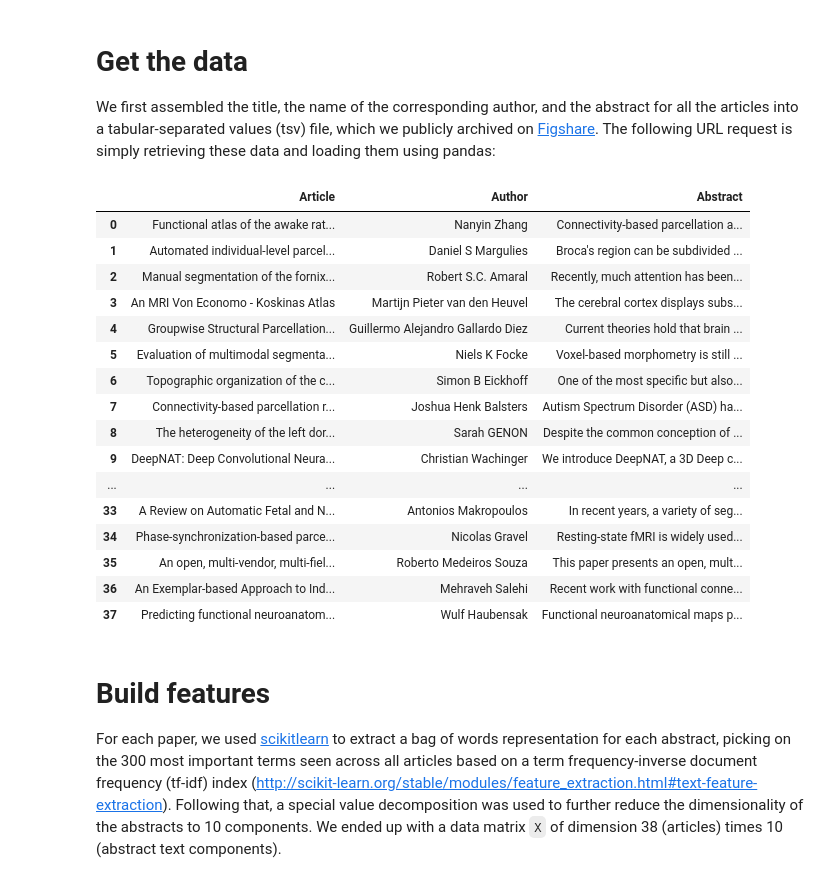
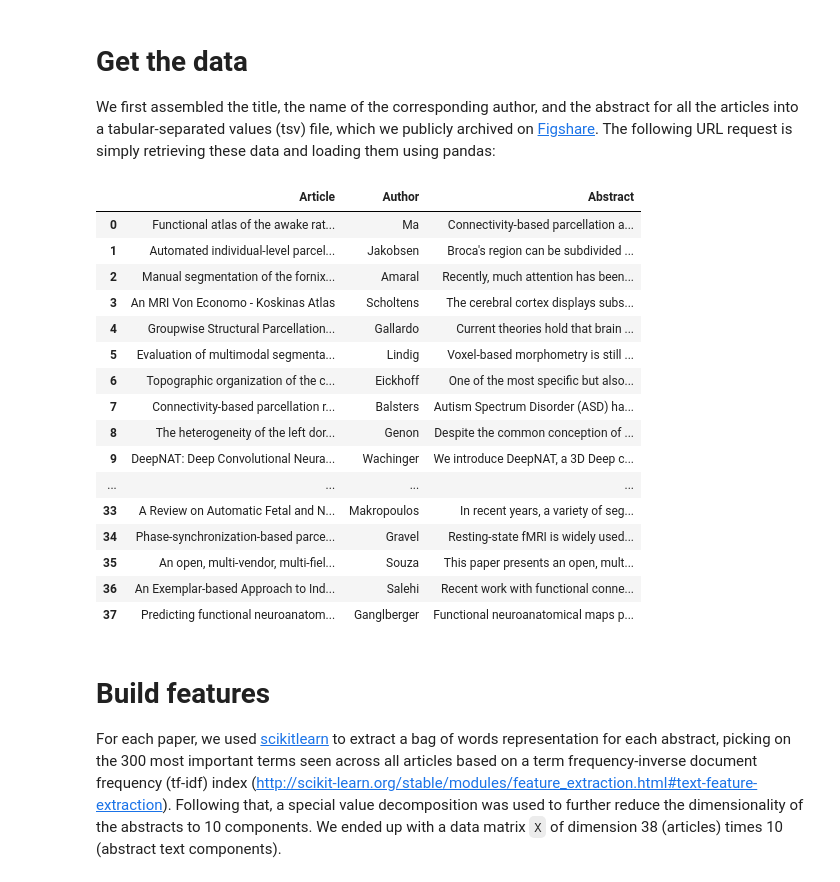
Before and after one commit to SIMEXP/si_parcellation_segmentation, a Jupyter notebook: editorial_NIMG_brain_segmentation_parcellation.ipynb, the cells around one changed output. Saved outputs shown, nothing was run; the diff lists cells and outputs as text; code cells hidden in the pictures.

```diff
--- a/editorial_NIMG_brain_segmentation_parcellation.ipynb
+++ b/editorial_NIMG_brain_segmentation_parcellation.ipynb
@@ -25,29 +25,29 @@ np.random.seed(0)
 We first assembled the title, the name of the corresponding author, and the abstract for all the articles into a tabular-separated values (tsv) file, which we publicly archived on [Figshare](https://doi.org/10.6084/m9.figshare.5497468.v2). The following URL request is simply retrieving these data and loading them using pandas:
 # %%
 # Download the tsv file from the web
-urllib.request.urlretrieve("https://ndownloader.figshare.com/files/9512587","YNIMG_BrainParcellation_summary.tsv")
+urllib.request.urlretrieve("https://ndownloader.figshare.com/files/9843721","YNIMG_BrainParcellation_summary.tsv")
 # Read the tsv file with pandas
 data = pd.read_csv('YNIMG_BrainParcellation_summary.tsv', sep='\t',header=0)
 # Show us the data!
 data
 # %% [output]
 |  | Article | Author | Abstract |
-| 0 | Functional atlas of the awake rat... | Nanyin Zhang | Connectivity-based parcellation a... |
-| 1 | Automated individual-level parcel... | Daniel S Margulies | Broca's region can be subdivided ... |
-| 2 | Manual segmentation of the fornix... | Robert S.C. Amaral | Recently, much attention has been... |
-| 3 | An MRI Von Economo - Koskinas Atlas | Martijn Pieter van den Heuvel | The cerebral cortex displays subs... |
-| 4 | Groupwise Structural Parcellation... | Guillermo Alejandro Gallardo Diez | Current theories hold that brain ... |
-| 5 | Evaluation of multimodal segmenta... | Niels K Focke | Voxel-based morphometry is still ... |
-| 6 | Topographic organization of the c... | Simon B Eickhoff | One of the most specific but also... |
-| 7 | Connectivity-based parcellation r... | Joshua Henk Balsters | Autism Spectrum Disorder (ASD) ha... |
-| 8 | The heterogeneity of the left dor... | Sarah GENON | Despite the common conception of ... |
-| 9 | DeepNAT: Deep Convolutional Neura... | Christian Wachinger | We introduce DeepNAT, a 3D Deep c... |
+| 0 | Functional atlas of the awake rat... | Ma | Connectivity-based parcellation a... |
+| 1 | Automated individual-level parcel... | Jakobsen | Broca's region can be subdivided ... |
+| 2 | Manual segmentation of the fornix... | Amaral | Recently, much attention has been... |
+| 3 | An MRI Von Economo - Koskinas Atlas | Scholtens | The cerebral cortex displays subs... |
+| 4 | Groupwise Structural Parcellation... | Gallardo | Current theories hold that brain ... |
+| 5 | Evaluation of multimodal segmenta... | Lindig | Voxel-based morphometry is still ... |
+| 6 | Topographic organization of the c... | Eickhoff | One of the most specific but also... |
+| 7 | Connectivity-based parcellation r... | Balsters | Autism Spectrum Disorder (ASD) ha... |
+| 8 | The heterogeneity of the left dor... | Genon | Despite the common conception of ... |
+| 9 | DeepNAT: Deep Convolutional Neura... | Wachinger | We introduce DeepNAT, a 3D Deep c... |
 | ... | ... | ... | ... |
-| 33 | A Review on Automatic Fetal and N... | Antonios Makropoulos | In recent years, a variety of seg... |
-| 34 | Phase-synchronization-based parce... | Nicolas Gravel | Resting-state fMRI is widely used... |
-| 35 | An open, multi-vendor, multi-fiel... | Roberto Medeiros Souza | This paper presents an open, mult... |
-| 36 | An Exemplar-based Approach to Ind... | Mehraveh Salehi | Recent work with functional conne... |
-| 37 | Predicting functional neuroanatom... | Wulf Haubensak | Functional neuroanatomical maps p... |
+| 33 | A Review on Automatic Fetal and N... | Makropoulos | In recent years, a variety of seg... |
+| 34 | Phase-synchronization-based parce... | Gravel | Resting-state fMRI is widely used... |
+| 35 | An open, multi-vendor, multi-fiel... | Souza | This paper presents an open, mult... |
+| 36 | An Exemplar-based Approach to Ind... | Salehi | Recent work with functional conne... |
+| 37 | Predicting functional neuroanatom... | Ganglberger | Functional neuroanatomical maps p... |
 # %% [markdown]
 # Build features
 For each paper, we used [scikitlearn](http://scikit-learn.org) to extract a bag of words representation for each abstract, picking on the 300 most important terms seen across all articles based on a term frequency-inverse document frequency (tf-idf) index (http://scikit-learn.org/stable/modules/feature_extraction.html#text-feature-extraction). Following that, a special value decomposition was used to further reduce the dimensionality of the abstracts to 10 components. We ended up with a data matrix `X` of dimension 38 (articles) times 10 (abstract text components).
```
Also changed, not shown: parts of 2 cells of this notebook.
